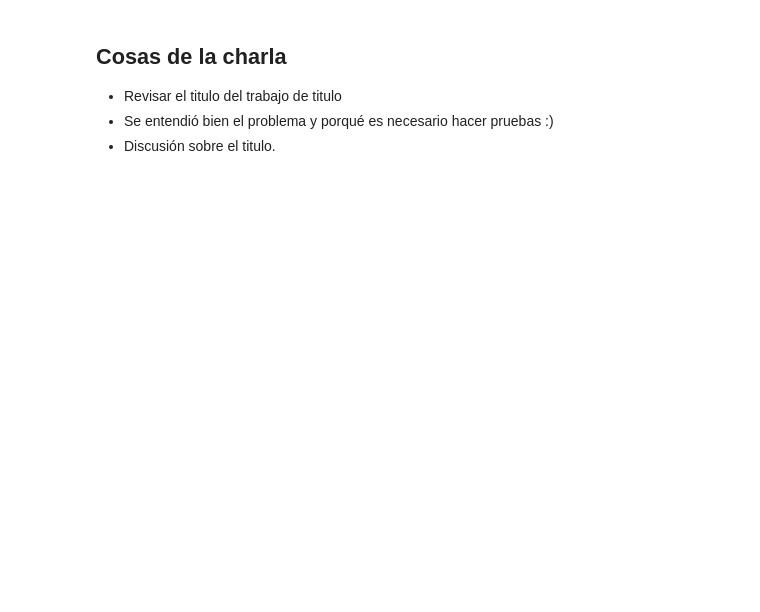
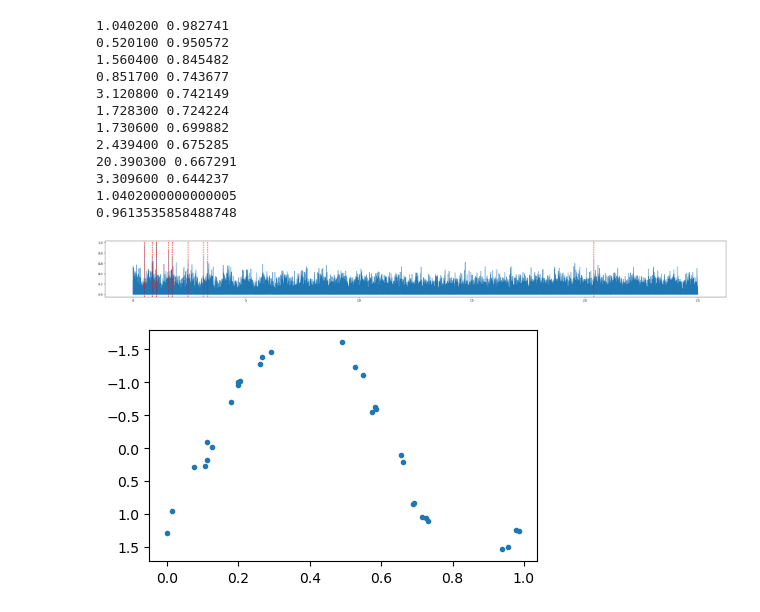
Before and after one commit to luisllanca/tesis, a Jupyter notebook: calculate_features.ipynb, the cells around one changed output. Cells and saved outputs as stored; diff of their text form; code cells hidden in the pictures; blank space fills up the shorter version.

```diff
--- a/calculate_features.ipynb
+++ b/calculate_features.ipynb
@@ -181,5 +98,38 @@ KeyboardInterrupt:
-# %% [markdown]
-## Cosas de la charla
-- Revisar el titulo del trabajo de titulo
-- Se entendió bien el problema y porqué es necesario hacer pruebas :)
-- Discusión sobre el titulo.
+# %%
+from astropy.timeseries import LombScargle
+import numpy as np
+idx = 150001
+time = np.array(data[idx]['mjd'])*1000
+mag = data[idx]['flux']
+err = data[idx]['err']
+freq = np.arange(1e-3, 25, 1e-4)
+power = LombScargle(time, mag, err).power(freq)
+
+fig, ax = plt.subplots(figsize=(30,3), constrained_layout=True)
+ax.plot(freq, power)
+local_max = np.where((power[1:-1] > power[:-2]) & (power[1:-1] > power[2:]))[0]+1
+top_freqs = np.argsort(power[local_max])[::-1]
+for top_freq in top_freqs[:10]:
+    print(f'{freq[local_max][top_freq]:0.6f} {power[local_max][top_freq]:0.6f}')
+    ax.axvline(freq[local_max][top_freq], c='r', ls='--')
+print(freq[np.argmax(power)])
+p_best = 1/freq[np.argmax(power)]
+print(p_best)
+fig, ax = plt.subplots(figsize=(5,3))
+ax.errorbar(np.mod(time,p_best)/p_best, mag, err, fmt='.')
+ax.invert_yaxis()
+# %% [output]
+1.040200 0.982741
+0.520100 0.950572
+1.560400 0.845482
+0.851700 0.743677
+3.120800 0.742149
+1.728300 0.724224
+1.730600 0.699882
+2.439400 0.675285
+20.390300 0.667291
+3.309600 0.644237
+1.0402000000000005
+0.9613535858488748
+[figure, added]
+[figure, added]
```
Also changed, not shown: parts of 11 cells of this notebook, 1 other file.
